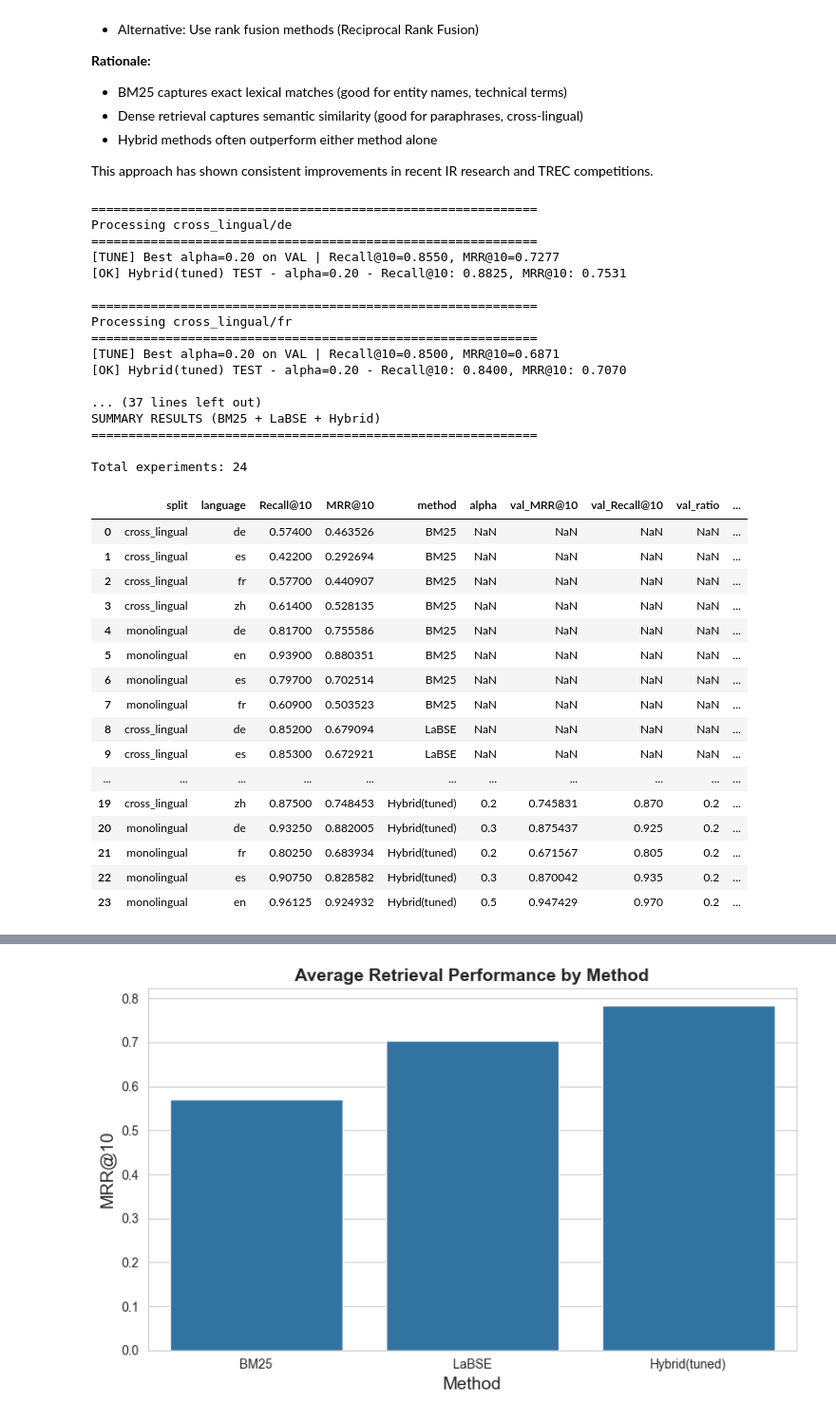
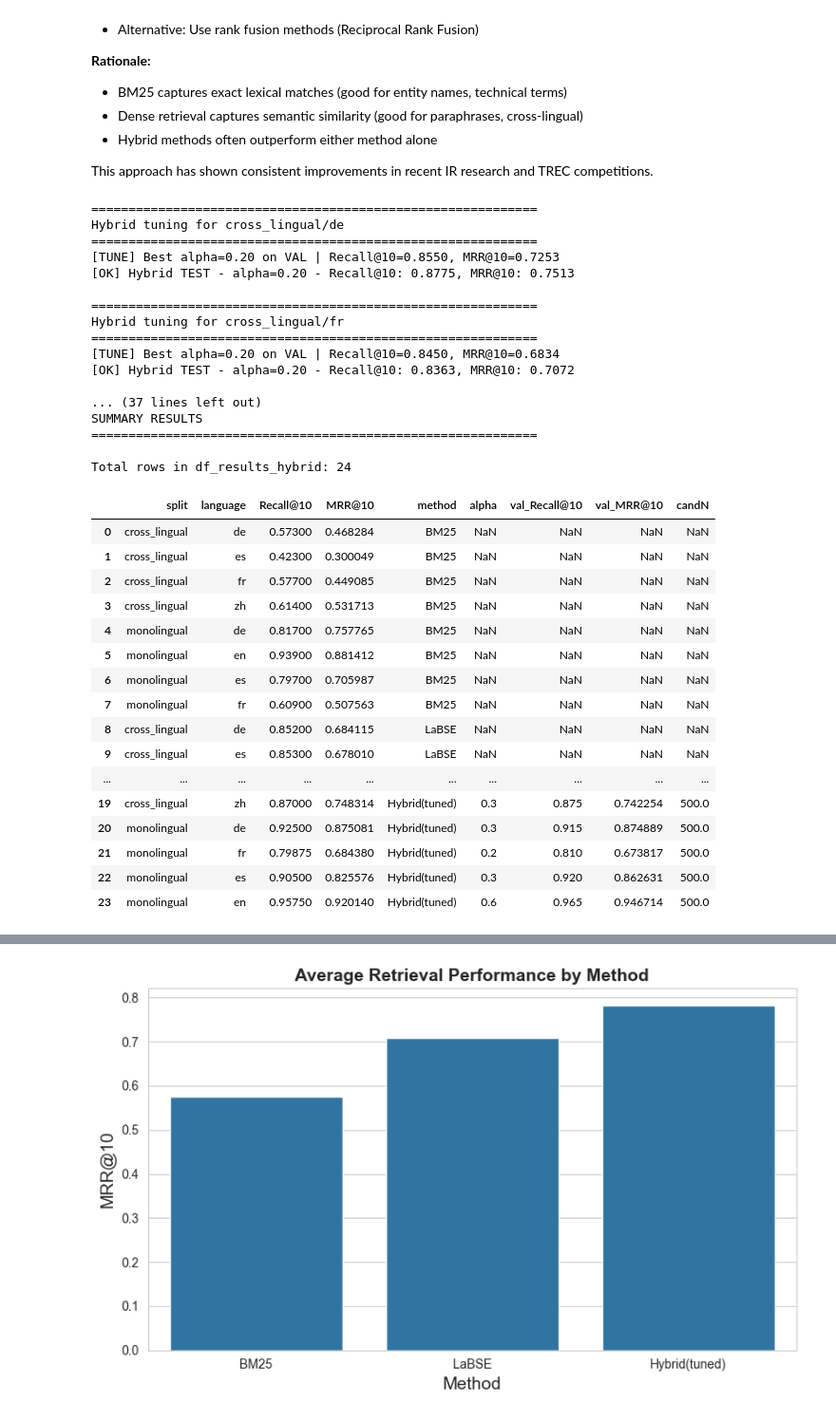
Before and after one commit to d3liaa/IR_Project, a Jupyter notebook: project.ipynb, the cells around one changed output, grey strips where cells are left out. Shown at 95% size. Saved outputs shown, nothing was run; the diff lists cells and outputs as text; code cells hidden in the pictures.

```diff
--- a/project.ipynb
+++ b/project.ipynb
@@ -261,7 +261,7 @@ SELECTED_LANGUAGES = ['de', 'fr', 'es', 'en', 'zh']  # German, French, Spanish,
 # Start with 5 items - sklearn is more stable than FAISS
 MAX_ITEMS = 1000
 K = 10  # top-K retrieval
-CANDIDATE_N = 100  # candidates from BM25 and Dense (>= K)
+CANDIDATE_N = 500  # candidates from BM25 and Dense (>= K)
 
 # Robust JSONL loader
 def load_jsonl_robust(path, max_items=1000):
@@ -1142,7 +1213,7 @@ This approach has shown consistent improvements in recent IR research and TREC c
 # safe copy for hybrid experiments
 results_hybrid = copy.deepcopy(results_frozen)
 # %%
-CANDIDATE_N = 100          # candidati da BM25 e Dense (>= K)
+CANDIDATE_N = 500          # candidati da BM25 e Dense (>= K)
 alpha_grid = np.linspace(0.0, 1.0, 11)
 seed = 42
 val_ratio = 0.2
@@ -1194,6 +1265,13 @@ def hybrid_topk_for_query(qid, alpha, pack, K=10, candN=100):
 # Assumes you already have evaluate(retrieved, qrels, K)
 # (the one you posted is fine)
 
+# reset to avoid duplicates when re-running the cell
+results_hybrid = copy.deepcopy(results_frozen) if "results_frozen" in globals() else []
+
+# drop any previous hybrid rows if present
+results_hybrid = [r for r in results_hybrid if not str(r.get("method","")).startswith("Hybrid")]
+
+
 alpha_curve_results = []
 
 for split in CORPUS_SPLITS:
@@ -1212,7 +1290,7 @@ for split in CORPUS_SPLITS:
         query_ids = list(qrels.keys())  # in your dataset qid==docid, so this is fine
 
         print(f"\n{'='*60}")
-        print(f"Hybrid tuning (candidate-based) for {split}/{lang_code}")
+        print(f"Hybrid tuning for {split}/{lang_code}")
         print('='*60)
 
         # val/test split over query_ids
@@ -1269,61 +1347,59 @@ for split in CORPUS_SPLITS:
             "split": split,
             "language": lang_code,
             "Recall@10": float(recall_test),
             "MRR@10": float(mrr_test),
-            "method": "Hybrid(tuned,candidate)",
+            "method": "Hybrid(tuned)",
             "alpha": float(best_alpha),
+            "val_Recall@10": float(best_val_recall),
             "val_MRR@10": float(best_val_mrr),
-            "val_Recall@10": float(best_val_recall),
-            "val_ratio": float(val_ratio),
-            "seed": int(seed),
             "candN": int(CANDIDATE_N),
         })
 
         print(f"[OK] Hybrid TEST - alpha={best_alpha:.2f} - Recall@{K}: {recall_test:.4f}, MRR@{K}: {mrr_test:.4f}")
         gc.collect()
 
 df_results_hybrid = pd.DataFrame(results_hybrid)
 df_alpha_curve = pd.DataFrame(alpha_curve_results)
 
 print("\n" + "="*60)
-print("SUMMARY RESULTS (incl. Hybrid candidate-based)")
+print("SUMMARY RESULTS")
 print("="*60)
 print(f"\nTotal rows in df_results_hybrid: {len(df_results_hybrid)}")
 
 df_results_hybrid
 # %% [output]
 ============================================================
-Processing cross_lingual/de
+Hybrid tuning for cross_lingual/de
 ============================================================
-[TUNE] Best alpha=0.20 on VAL | Recall@10=0.8550, MRR@10=0.7277
-[OK] Hybrid(tuned) TEST - alpha=0.20 - Recall@10: 0.8825, MRR@10: 0.7531
+[TUNE] Best alpha=0.20 on VAL | Recall@10=0.8550, MRR@10=0.7253
+[OK] Hybrid TEST - alpha=0.20 - Recall@10: 0.8775, MRR@10: 0.7513
 
 ============================================================
-Processing cross_lingual/fr
+Hybrid tuning for cross_lingual/fr
 ============================================================
-[TUNE] Best alpha=0.20 on VAL | Recall@10=0.8500, MRR@10=0.6871
-[OK] Hybrid(tuned) TEST - alpha=0.20 - Recall@10: 0.8400, MRR@10: 0.7070
+[TUNE] Best alpha=0.20 on VAL | Recall@10=0.8450, MRR@10=0.6834
+[OK] Hybrid TEST - alpha=0.20 - Recall@10: 0.8363, MRR@10: 0.7072
 
 ... (37 lines left out)
-SUMMARY RESULTS (BM25 + LaBSE + Hybrid)
+SUMMARY RESULTS
 ============================================================
 
-Total experiments: 24
+Total rows in df_results_hybrid: 24
-|  | split | language | Recall@10 | MRR@10 | method | alpha | val_MRR@10 | val_Recall@10 | val_ratio | ... |
-| 0 | cross_lingual | de | 0.57400 | 0.463526 | BM25 | NaN | NaN | NaN | NaN | ... |
-| 1 | cross_lingual | es | 0.42200 | 0.292694 | BM25 | NaN | NaN | NaN | NaN | ... |
-| 2 | cross_lingual | fr | 0.57700 | 0.440907 | BM25 | NaN | NaN | NaN | NaN | ... |
-| 3 | cross_lingual | zh | 0.61400 | 0.528135 | BM25 | NaN | NaN | NaN | NaN | ... |
-| 4 | monolingual | de | 0.81700 | 0.755586 | BM25 | NaN | NaN | NaN | NaN | ... |
-| 5 | monolingual | en | 0.93900 | 0.880351 | BM25 | NaN | NaN | NaN | NaN | ... |
-| 6 | monolingual | es | 0.79700 | 0.702514 | BM25 | NaN | NaN | NaN | NaN | ... |
-| 7 | monolingual | fr | 0.60900 | 0.503523 | BM25 | NaN | NaN | NaN | NaN | ... |
-| 8 | cross_lingual | de | 0.85200 | 0.679094 | LaBSE | NaN | NaN | NaN | NaN | ... |
-| 9 | cross_lingual | es | 0.85300 | 0.672921 | LaBSE | NaN | NaN | NaN | NaN | ... |
-| ... | ... | ... | ... | ... | ... | ... | ... | ... | ... | ... |
-| 19 | cross_lingual | zh | 0.87500 | 0.748453 | Hybrid(tuned) | 0.2 | 0.745831 | 0.870 | 0.2 | ... |
-| 20 | monolingual | de | 0.93250 | 0.882005 | Hybrid(tuned) | 0.3 | 0.875437 | 0.925 | 0.2 | ... |
-| 21 | monolingual | fr | 0.80250 | 0.683934 | Hybrid(tuned) | 0.2 | 0.671567 | 0.805 | 0.2 | ... |
-| 22 | monolingual | es | 0.90750 | 0.828582 | Hybrid(tuned) | 0.3 | 0.870042 | 0.935 | 0.2 | ... |
-| 23 | monolingual | en | 0.96125 | 0.924932 | Hybrid(tuned) | 0.5 | 0.947429 | 0.970 | 0.2 | ... |
+|  | split | language | Recall@10 | MRR@10 | method | alpha | val_Recall@10 | val_MRR@10 | candN |
+| 0 | cross_lingual | de | 0.57300 | 0.468284 | BM25 | NaN | NaN | NaN | NaN |
+| 1 | cross_lingual | es | 0.42300 | 0.300049 | BM25 | NaN | NaN | NaN | NaN |
+| 2 | cross_lingual | fr | 0.57700 | 0.449085 | BM25 | NaN | NaN | NaN | NaN |
+| 3 | cross_lingual | zh | 0.61400 | 0.531713 | BM25 | NaN | NaN | NaN | NaN |
+| 4 | monolingual | de | 0.81700 | 0.757765 | BM25 | NaN | NaN | NaN | NaN |
+| 5 | monolingual | en | 0.93900 | 0.881412 | BM25 | NaN | NaN | NaN | NaN |
+| 6 | monolingual | es | 0.79700 | 0.705987 | BM25 | NaN | NaN | NaN | NaN |
+| 7 | monolingual | fr | 0.60900 | 0.507563 | BM25 | NaN | NaN | NaN | NaN |
+| 8 | cross_lingual | de | 0.85200 | 0.684115 | LaBSE | NaN | NaN | NaN | NaN |
+| 9 | cross_lingual | es | 0.85300 | 0.678010 | LaBSE | NaN | NaN | NaN | NaN |
+| ... | ... | ... | ... | ... | ... | ... | ... | ... | ... |
+| 19 | cross_lingual | zh | 0.87000 | 0.748314 | Hybrid(tuned) | 0.3 | 0.875 | 0.742254 | 500.0 |
+| 20 | monolingual | de | 0.92500 | 0.875081 | Hybrid(tuned) | 0.3 | 0.915 | 0.874889 | 500.0 |
+| 21 | monolingual | fr | 0.79875 | 0.684380 | Hybrid(tuned) | 0.2 | 0.810 | 0.673817 | 500.0 |
+| 22 | monolingual | es | 0.90500 | 0.825576 | Hybrid(tuned) | 0.3 | 0.920 | 0.862631 | 500.0 |
+| 23 | monolingual | en | 0.95750 | 0.920140 | Hybrid(tuned) | 0.6 | 0.965 | 0.946714 | 500.0 |
 # %%
```
Also changed, not shown: parts of 10 cells of this notebook, 17 other files.
